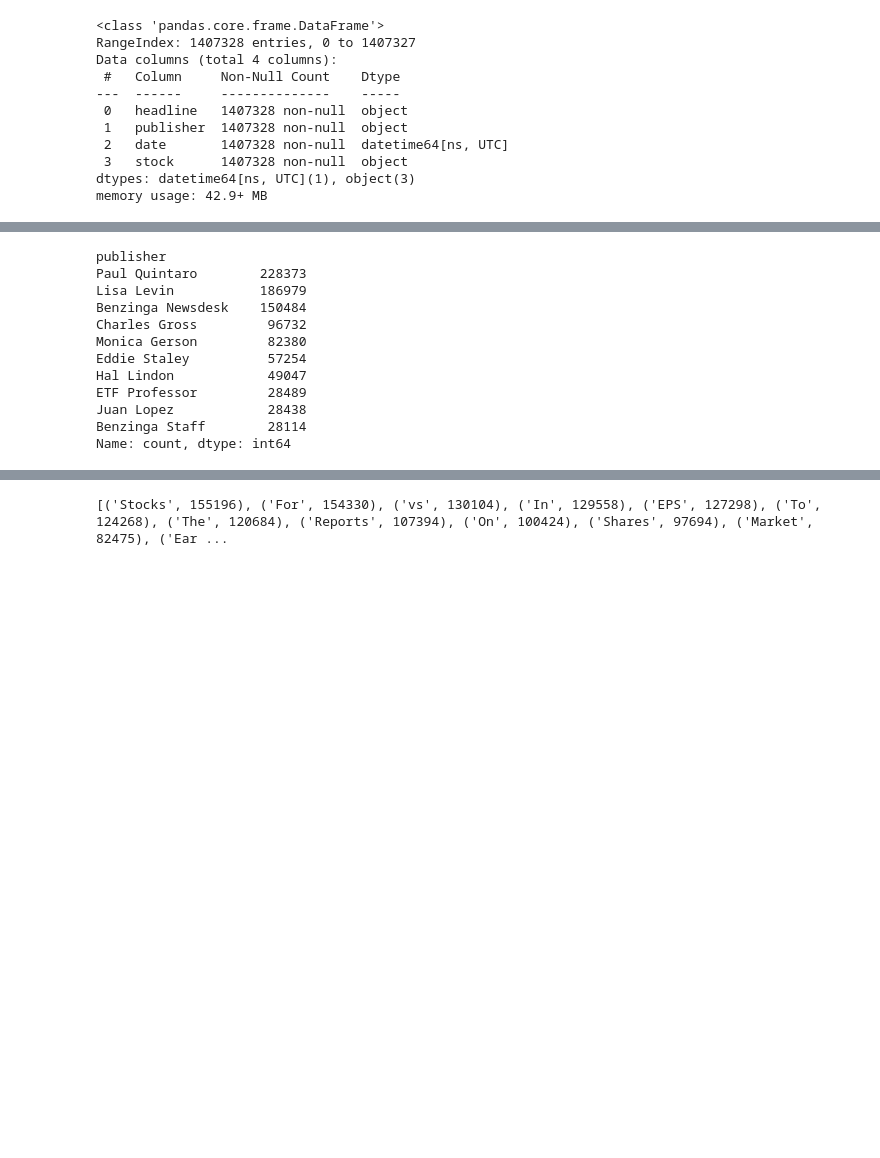
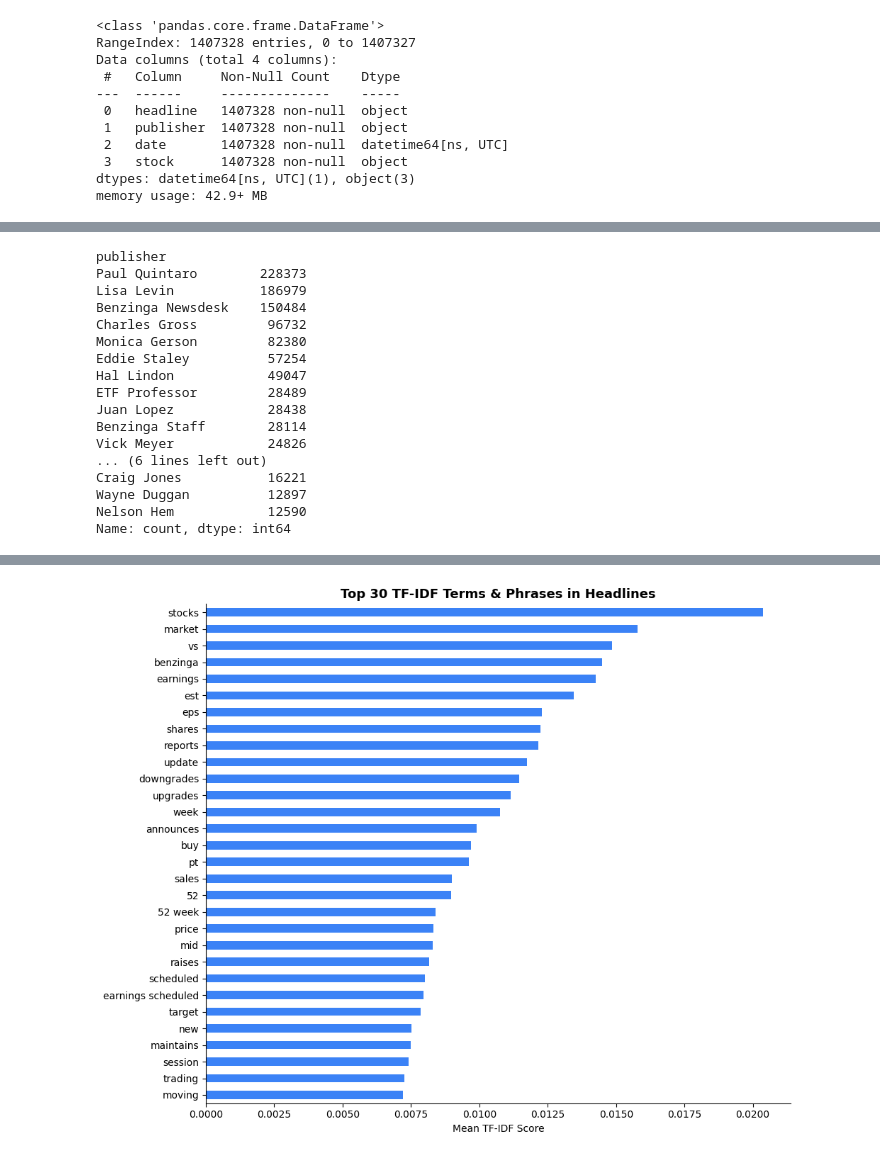
Before and after one commit to tibarekb/news-sentiment-analysis, a Jupyter notebook: notebooks/stock_analysis.ipynb, the cells around one changed output, grey strips where cells are left out. Drawn from its saved outputs; the diff is of its cells as text; code cells hidden in the pictures; blank space fills up the shorter version.

```diff
--- a/notebooks/stock_analysis.ipynb
+++ b/notebooks/stock_analysis.ipynb
@@ -95,7 +116,7 @@ memory usage: 42.9+ MB
 # Count the number of headlines from each publisher
 publisher_counts = news_df['publisher'].value_counts()
 
-print(publisher_counts.head(10))
+print(publisher_counts.head(20))
 # %% [output]
 publisher
 Paul Quintaro        228373
@@ -108,30 +129,29 @@ Hal Lindon            49047
 ETF Professor         28489
 Juan Lopez            28438
 Benzinga Staff        28114
+Vick Meyer            24826
+... (6 lines left out)
+Craig Jones           16221
+Wayne Duggan          12897
+Nelson Hem            12590
 Name: count, dtype: int64
 # %%
-news_df['tokens'] = news_df['headline'].apply(lambda x: x.split())
+headlines = news_df['headline'].dropna().tolist()
 
-#remove stop words (common words that don't add much meaning)
-from nltk.corpus import stopwords
-import nltk
+# TF-IDF top keywords (unigrams + bigrams)
+tfidf = TfidfVectorizer(stop_words='english', max_features=5000, ngram_range=(1, 2))
+tfidf_matrix = tfidf.fit_transform(headlines)
 
-nltk.download('stopwords')
+scores = np.asarray(tfidf_matrix.mean(axis=0)).flatten()
+terms  = np.array(tfidf.get_feature_names_out())
+top_idx = scores.argsort()[-30:][::-1]
+top_terms = pd.Series(scores[top_idx], index=terms[top_idx]).sort_values()
 
-stop_words = set(stopwords.words('english'))
-
-news_df['tokens'] = news_df['tokens'].apply(
-    lambda words: [w for w in words if w not in stop_words]
-)
-
-from collections import Counter
-
-all_words = []
-
-for words in news_df['tokens']:
-    all_words.extend(words)
-
-common_words = Counter(all_words).most_common(20)
-
-print(common_words)
+fig, ax = plt.subplots(figsize=(10, 8))
+top_terms.plot(kind='barh', ax=ax, color='#3b82f6')
+ax.set_title('Top 30 TF-IDF Terms & Phrases in Headlines', fontsize=13, fontweight='bold')
+ax.set_xlabel('Mean TF-IDF Score')
+plt.tight_layout()
+# plt.savefig('outputs/fig4_tfidf_keywords.png', dpi=150)
+plt.show()
 # %% [output]
@@ -140 +158 @@ print(common_words)
-[('Stocks', 155196), ('For', 154330), ('vs', 130104), ('In', 129558), ('EPS', 127298), ('To', 124268), ('The', 120684), ('Reports', 107394), ('On', 100424), ('Shares', 97694), ('Market', 82475), ('Ear ...
+[figure, added]
```
Also changed, not shown: parts of 6 cells of this notebook, 3 other files.
